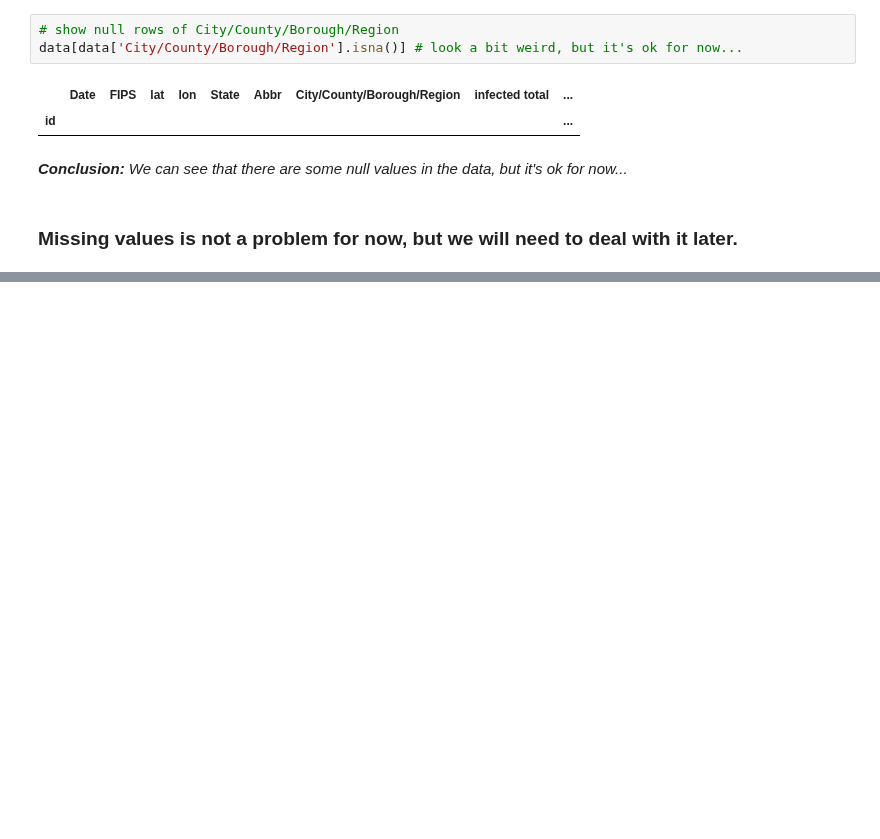
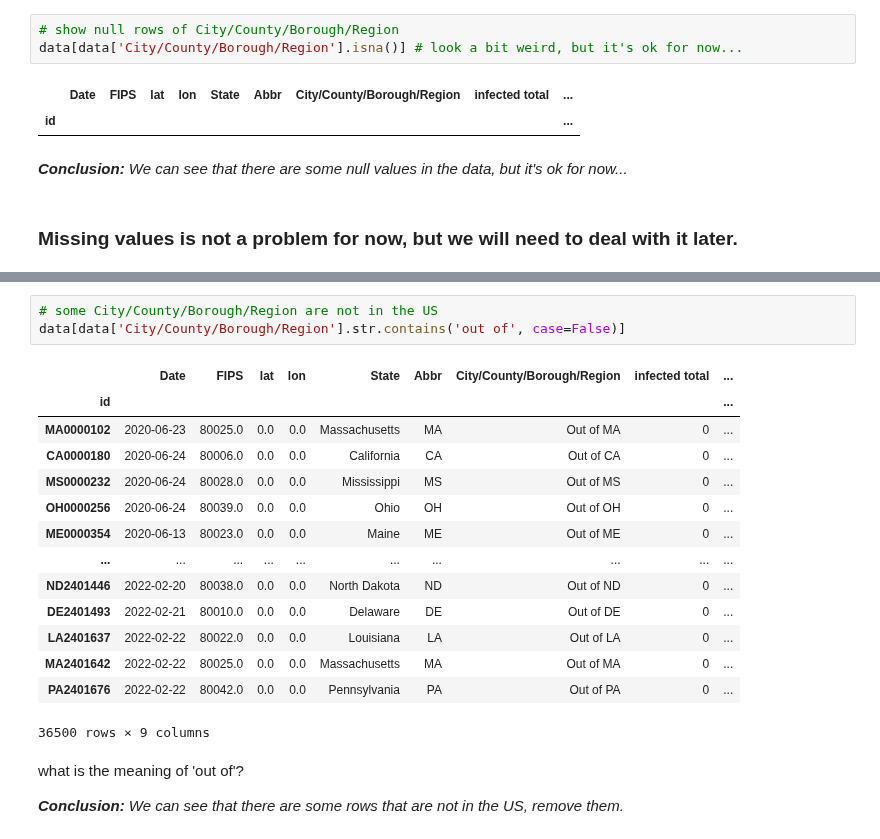
Before and after one commit to AppleBoiy/cs203-c19-analysis, a Jupyter notebook: code/B_preparation/missing_value.ipynb, the cells around one changed output, grey strips where cells are left out. Cells and saved outputs as stored; diff of their text form; blank space fills up the shorter version.

```diff
--- a/code/B_preparation/missing_value.ipynb
+++ b/code/B_preparation/missing_value.ipynb
@@ -55,0 +70,22 @@ data[data['City/County/Borough/Region'].isna()] # look a bit weird, but it's ok
+# %%
+# some City/County/Borough/Region are not in the US
+data[data['City/County/Borough/Region'].str.contains('out of', case=False)]
+# %% [output]
+|  | Date | FIPS | lat | lon | State | Abbr | City/County/Borough/Region | infected total | ... |
+| id |  |  |  |  |  |  |  |  | ... |
+| MA0000102 | 2020-06-23 | 80025.0 | 0.0 | 0.0 | Massachusetts | MA | Out of MA | 0 | ... |
+| CA0000180 | 2020-06-24 | 80006.0 | 0.0 | 0.0 | California | CA | Out of CA | 0 | ... |
+| MS0000232 | 2020-06-24 | 80028.0 | 0.0 | 0.0 | Mississippi | MS | Out of MS | 0 | ... |
+| OH0000256 | 2020-06-24 | 80039.0 | 0.0 | 0.0 | Ohio | OH | Out of OH | 0 | ... |
+| ME0000354 | 2020-06-13 | 80023.0 | 0.0 | 0.0 | Maine | ME | Out of ME | 0 | ... |
+| ... | ... | ... | ... | ... | ... | ... | ... | ... | ... |
+| ND2401446 | 2022-02-20 | 80038.0 | 0.0 | 0.0 | North Dakota | ND | Out of ND | 0 | ... |
+| DE2401493 | 2022-02-21 | 80010.0 | 0.0 | 0.0 | Delaware | DE | Out of DE | 0 | ... |
+| LA2401637 | 2022-02-22 | 80022.0 | 0.0 | 0.0 | Louisiana | LA | Out of LA | 0 | ... |
+| MA2401642 | 2022-02-22 | 80025.0 | 0.0 | 0.0 | Massachusetts | MA | Out of MA | 0 | ... |
+| PA2401676 | 2022-02-22 | 80042.0 | 0.0 | 0.0 | Pennsylvania | PA | Out of PA | 0 | ... |
+36500 rows × 9 columns
+# %% [markdown]
+what is the meaning of 'out of'?
+
+***Conclusion:*** *We can see that there are some rows that are not in the US, remove them.*
```
Also changed, not shown: parts of 28 cells of this notebook.
